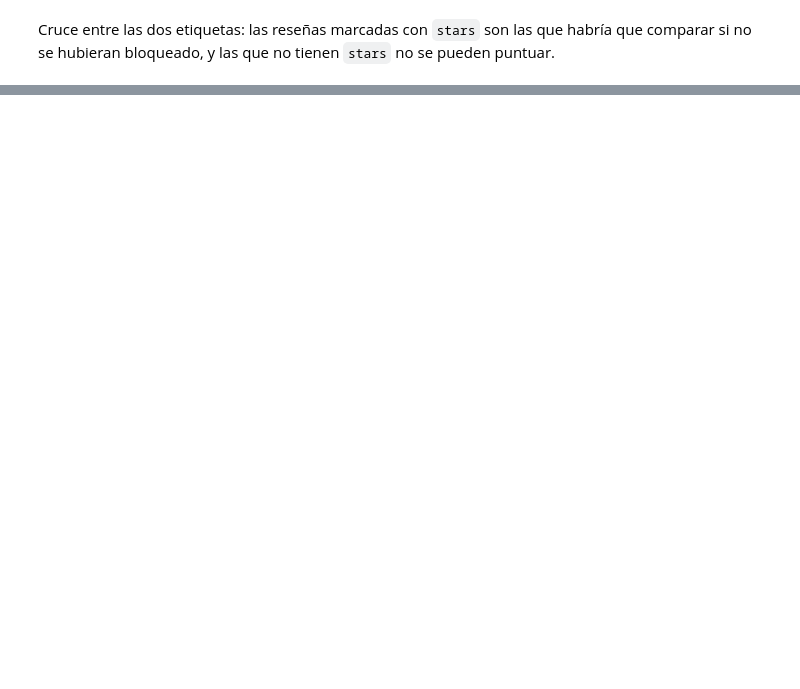
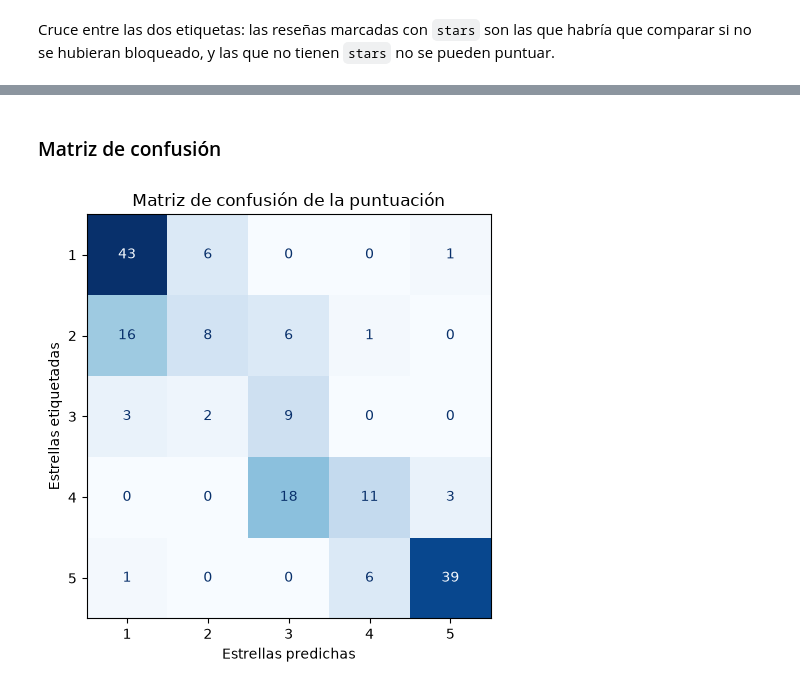
Before and after one commit to samu190804/review-ai-platform, a Jupyter notebook: evaluation/notebooks/evaluation.ipynb, the cells around one changed output, grey strips where cells are left out. Drawn from its saved outputs; the diff is of its cells as text; code cells hidden in the pictures; blank space fills up the shorter version.

Commit message:
Evaluación de Estrellas

```diff
--- a/evaluation/notebooks/evaluation.ipynb
+++ b/evaluation/notebooks/evaluation.ipynb
@@ -46,0 +83,8 @@ pd.crosstab(df["flagged"], df["stars"].isna().map({True: "sin stars", False: "co
+# %%
+import sys
+
+sys.path.append(str(Path("../../ai-service").resolve()))
+from app.rating import rate
+
+IMAGES = Path("../images")
+IMAGES.mkdir(exist_ok=True)
@@ -46,0 +93,10 @@ pd.crosstab(df["flagged"], df["stars"].isna().map({True: "sin stars", False: "co
+# %%
+rated = df.dropna(subset=["stars"]).copy()
+rated["stars"] = rated["stars"].astype(int)
+
+preds = [rate(text) for text in rated["text"]]
+rated["pred"] = [p["stars"] for p in preds]
+rated["confidence"] = [p["confidence"] for p in preds]
+rated["error"] = rated["pred"] - rated["stars"]
+rated["correct"] = rated["error"] == 0
+print(f"Reseñas evaluadas: {len(rated)}")
@@ -46,0 +133,19 @@ pd.crosstab(df["flagged"], df["stars"].isna().map({True: "sin stars", False: "co
+# %% [markdown]
+### Matriz de confusión
+# %%
+import matplotlib.pyplot as plt
+from sklearn.metrics import ConfusionMatrixDisplay, confusion_matrix
+
+labels = [1, 2, 3, 4, 5]
+cm = confusion_matrix(rated["stars"], rated["pred"], labels=labels)
+
+fig, ax = plt.subplots(figsize=(5.5, 5))
+ConfusionMatrixDisplay(cm, display_labels=labels).plot(ax=ax, cmap="Blues", colorbar=False)
+ax.set_xlabel("Estrellas predichas")
+ax.set_ylabel("Estrellas etiquetadas")
+ax.set_title("Matriz de confusión de la puntuación")
+fig.tight_layout()
+fig.savefig(IMAGES / "rating_confusion_matrix.png", dpi=150)
+plt.show()
+# %% [output]
+[figure, added]
```
Also changed, not shown: parts of 16 cells of this notebook, 4 other files.
